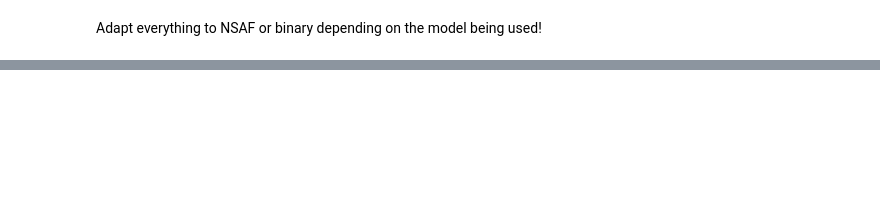
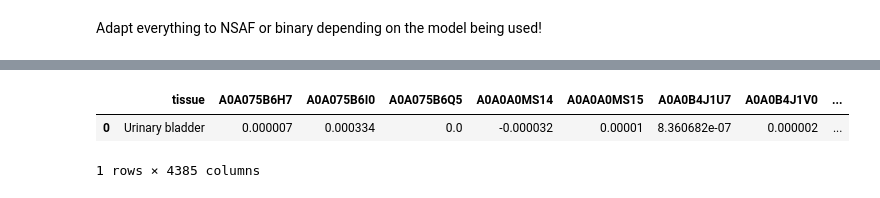
Before and after one commit to TineClaeys/MLMarker, a Jupyter notebook: test_notebook.ipynb, the cells around one changed output, grey strips where cells are left out. Saved outputs shown, nothing was run; the diff lists cells and outputs as text; code cells hidden in the pictures; blank space fills up the shorter version.

```diff
--- a/test_notebook.ipynb
+++ b/test_notebook.ipynb
@@ -76,3 +67,10 @@ MLMarker.interpret_shap_values(test, n_preds=3)
+# %%
+shap_df = MLMarker.shap_values_df(test, n_preds=1).reset_index()
+shap_df
+# %% [output]
+|  | tissue | A0A075B6H7 | A0A075B6I0 | A0A075B6Q5 | A0A0A0MS14 | A0A0A0MS15 | A0A0B4J1U7 | A0A0B4J1V0 | ... |
+| 0 | Urinary bladder | 0.000007 | 0.000334 | 0.0 | -0.000032 | 0.00001 | 8.360682e-07 | 0.000002 | ... |
+1 rows × 4385 columns
 # %%
 MLMarker.pie_chart_predictions(test)
 # %% [output]
```
Also changed, not shown: parts of 15 cells of this notebook, 1 other file.
